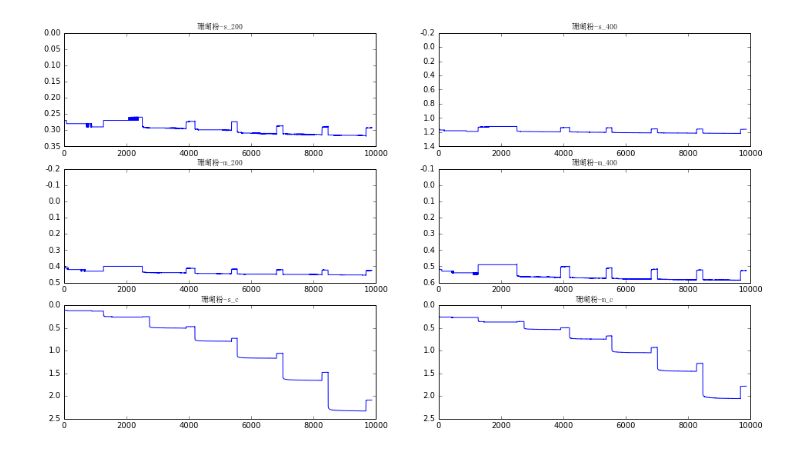
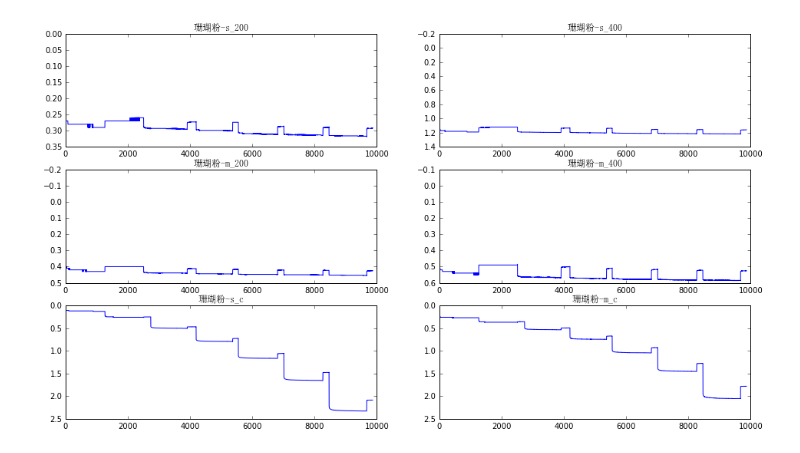
Before and after one commit to FryeT/gujie, a Jupyter notebook: gujie.ipynb, the cells around one changed output. Saved outputs shown, nothing was run; the diff lists cells and outputs as text; code cells hidden in the pictures.

```diff
--- a/gujie.ipynb
+++ b/gujie.ipynb
@@ -4,7 +4,7 @@ import matplotlib as mpl
 import matplotlib.pyplot as plt
 %matplotlib inline
 import pandas as pd
-zhfont1 = mpl.font_manager.FontProperties(fname='C:\\Windows\\Fonts\\simsun.ttc')
+zhfont1 = mpl.font_manager.FontProperties(fname='C:\\Windows\\Fonts\\simsun.ttc',size=12)
 # %%
 df_sha = pd.read_csv('sha/processed_data.csv')
 df_fen = pd.read_csv('fen/processed_data.csv')
@@ -17,7 +17,7 @@ for nrow in range(3):
     for ncol in range(2):
         plot_num = 2*nrow+ncol+1
         plt.subplot(3,2,plot_num)
-        plt.plot(t_sha,df_sha[cols[plot_num]])
+        plt.plot(t_sha,df_sha[cols[plot_num-1]])
         plt.gca().invert_yaxis()
-        plt.title(u'珊瑚砂-' + cols[plot_num], fontproperties=zhfont1)
+        plt.title(u'珊瑚砂-' + cols[plot_num-1],fontproperties=zhfont1)
 # %% [output]
@@ -25,11 +25,11 @@ for nrow in range(3):
 # %%
 plt.figure(figsize=(16,9),dpi=300)
 for nrow in range(3):
     for ncol in range(2):
         plot_num = 2*nrow+ncol+1
         plt.subplot(3,2,plot_num)
-        plt.plot(t_fen,df_fen[cols[plot_num]])
+        plt.plot(t_fen,df_fen[cols[plot_num-1]])
         plt.gca().invert_yaxis()
-        plt.title(u'珊瑚粉-' + cols[plot_num], fontproperties=zhfont1)
+        plt.title(u'珊瑚粉-' + cols[plot_num-1], fontproperties=zhfont1)
 # %% [output]
-[figure, old version]
+[figure, new version]
```
Also changed, not shown: parts of 5 cells of this notebook, 9 other files.
